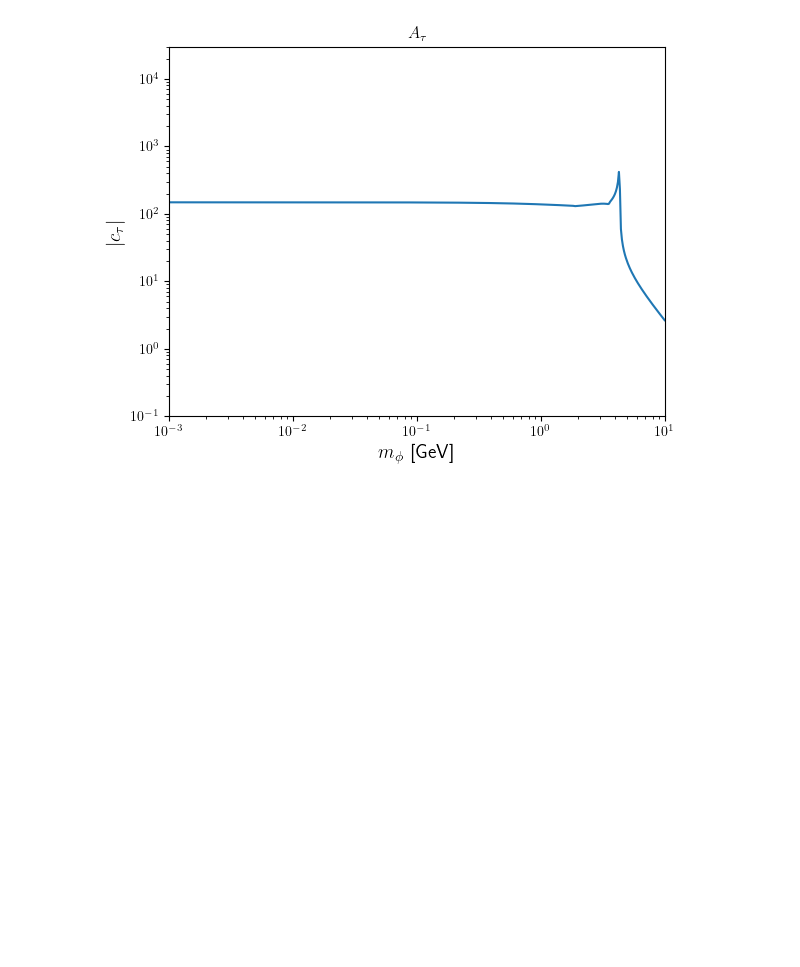
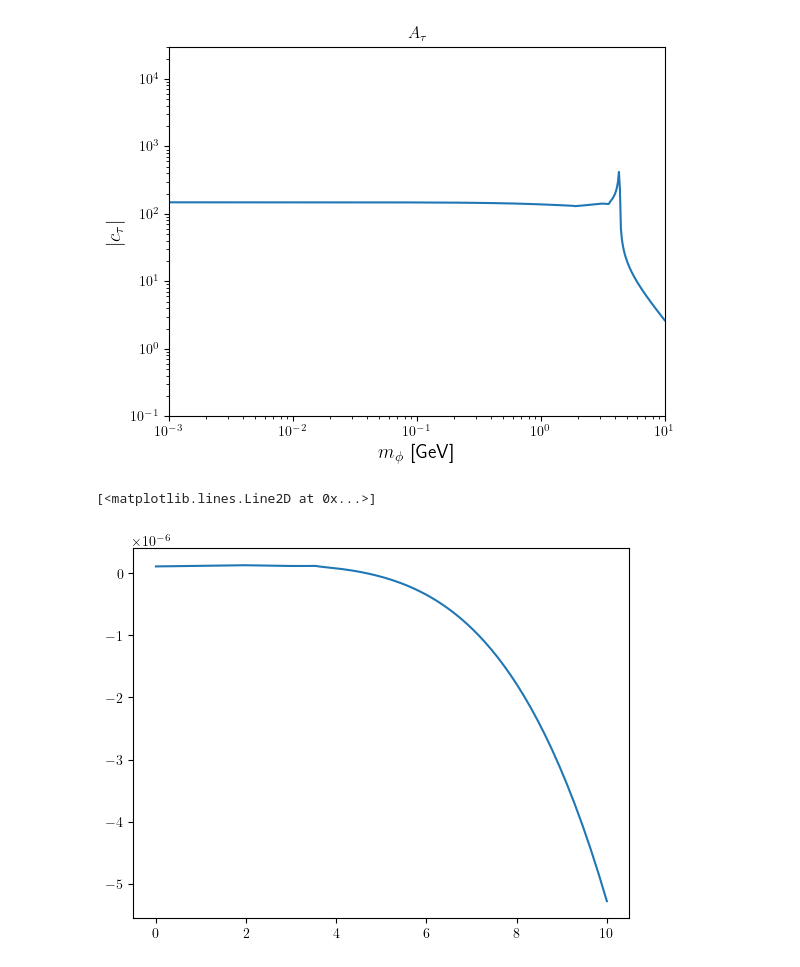
Before and after one commit to Jorge-Alda/tauALPs, a Jupyter notebook: PseudoScalar/plots.ipynb, the cells around one changed output. Drawn from its saved outputs; the diff is of its cells as text; code cells hidden in the pictures; blank space fills up the shorter version.

```diff
--- a/PseudoScalar/plots.ipynb
+++ b/PseudoScalar/plots.ipynb
@@ -16,7 +16,7 @@ mtau = 1.77686 #GeV
 t = mtau**2/mZ**2
 prefactor = 2**0.5/4*mZ**2*GF #(g/4cW)^2
 s2W = 0.22339 #\sin^2\theta_W at tree level (=1-mW^2/mZ^2)
-s2Weff = 0.23122 #\sin^2\theta_W with 1-loop corrections
+s2Weff = 0.23155 #\sin^2\theta_W with 1-loop corrections
 c2Weff = 1-s2Weff
 c = 1-4*s2W
 aem = 1/137.035999180
@@ -136,0 +146,14 @@ Text(0.5, 1.0, '$A_\\tau$')
+# %%
+gA0 = -0.5
+gV0 = -0.5*(1-4*s2Weff)
+Gamma0 = mZ/(3*np.pi)*prefactor*(1+3/4*aem_mZ/np.pi)*(1-4*mtau**2/mZ**2)**0.5
+
+
+coeff_gA_Gamma = 2 * Gamma0 * gA0
+coeff_gV_Gamma = 2 * Gamma0 * gV0
+coeff_gA_Atau = 2*gV0/(gA0**2+gV0**2)-4*gA0**2*gV0/(gA0**2+gV0**2)**2
+coeff_gV_Atau = 2*gA0/(gA0**2+gV0**2)-4*gA0*gV0**2/(gA0**2+gV0**2)**2
+
+coeff_matrix = np.matrix([[coeff_gA_Gamma, coeff_gV_Gamma], [coeff_gA_Atau, coeff_gV_Atau]]).I
+# %%
+gvector = [coeff_matrix * np.matrix([deltaGamma_loop(m), Atau_phi(m)]).T for m in mphi_list]
@@ -136,0 +164,6 @@ Text(0.5, 1.0, '$A_\\tau$')
+# %%
+gA_list = [float(g[0]) for g in gvector]
+plt.plot(mphi_list, gA_list)
+# %% [output]
+[<matplotlib.lines.Line2D at 0x...>]
+[figure, added]
```
Also changed, not shown: parts of 9 cells of this notebook, 3 other files.
